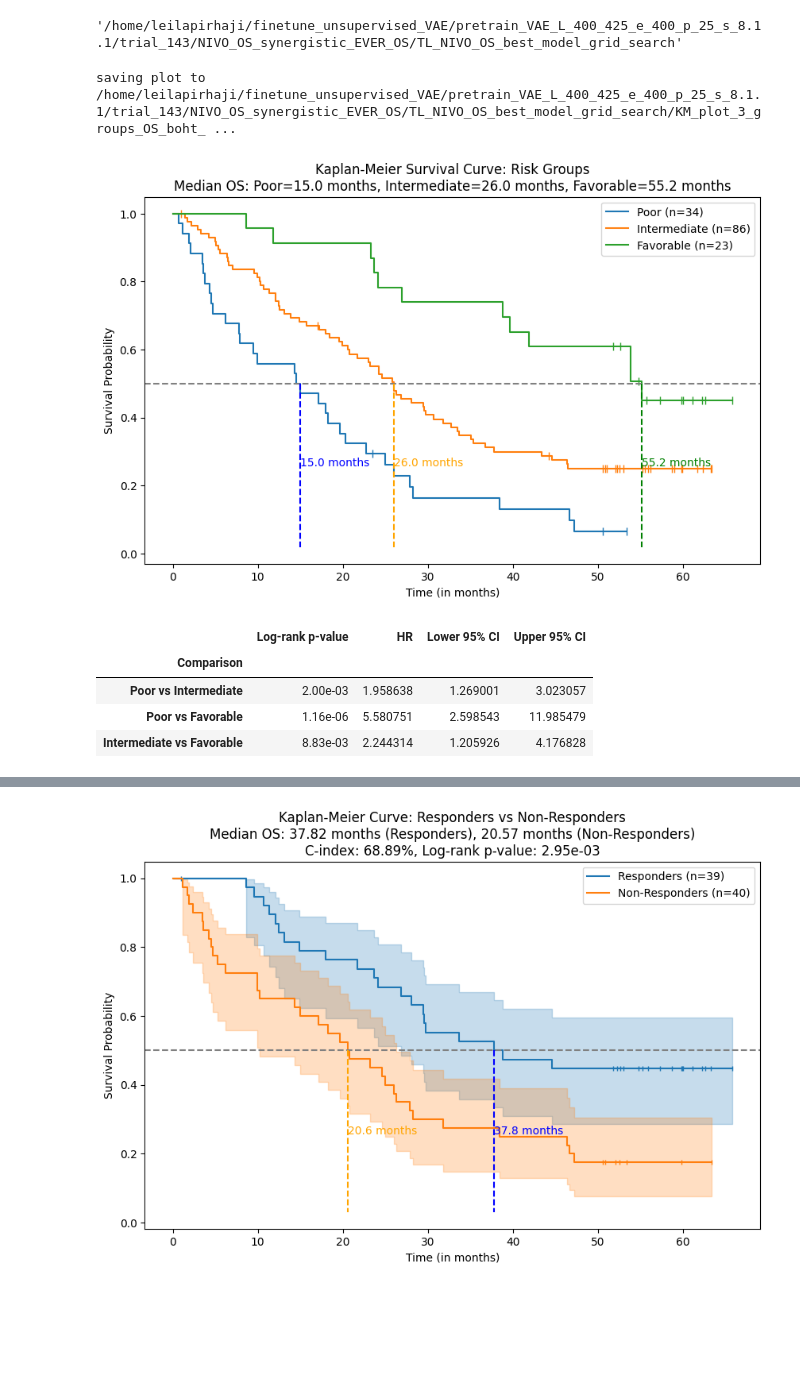
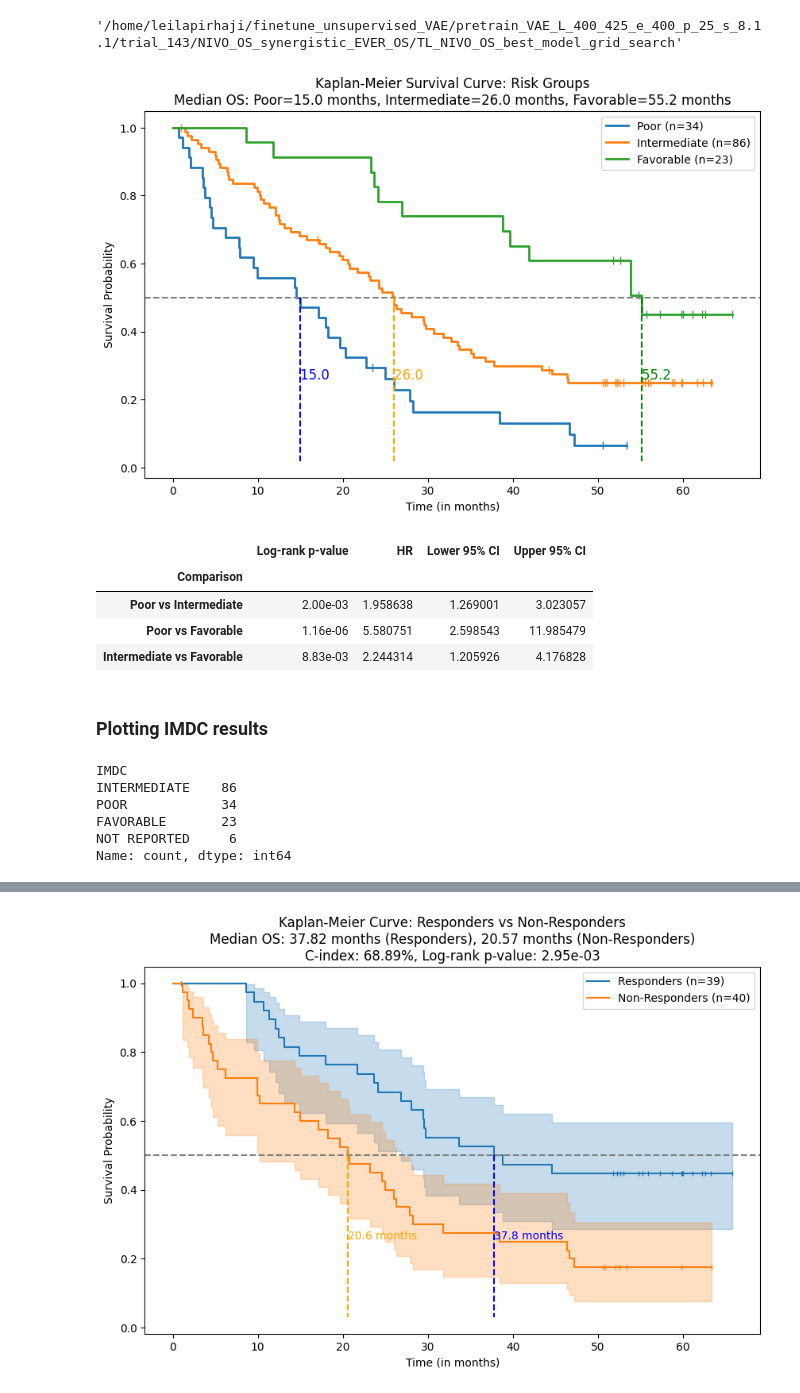
Before and after one commit to ReviveMed/mzEmbed, a Jupyter notebook: example_notebooks/finetune_unsupervised_syn_retrain_last_layer.ipynb, the cells around one changed output, grey strips where cells are left out. Saved outputs shown, nothing was run; the diff lists cells and outputs as text; code cells hidden in the pictures; blank space fills up the shorter version.

```diff
--- a/example_notebooks/finetune_unsupervised_syn_retrain_last_layer.ipynb
+++ b/example_notebooks/finetune_unsupervised_syn_retrain_last_layer.ipynb
@@ -59,7 +59,7 @@ def fit_cox_pairwise(df, group1, group2):
 
     return cph.summary[['exp(coef)', 'exp(coef) lower 95%', 'exp(coef) upper 95%']]
 # %%
-def km_plot_cox_3_risk_groups(all_risks, all_durations, all_events, png_file, n_poor, n_favorable):
+def km_plot_cox_3_risk_groups(all_risks, all_durations, all_events, n_poor, n_favorable):
     # Convert to numpy arrays if they aren't already
     all_risks = np.array(all_risks)
     all_durations = np.array(all_durations)
@@ -101,9 +101,9 @@ def km_plot_cox_3_risk_groups(all_risks, all_durations, all_events, png_file, n_
     plt.figure(figsize=(10, 6))
     ax = plt.gca()
 
-    kmf_poor.plot_survival_function(ax=ax, ci_show=False, show_censors=True, censor_styles={'ms': 7, 'marker': '|'})
-    kmf_intermediate.plot_survival_function(ax=ax, ci_show=False, show_censors=True, censor_styles={'ms': 7, 'marker': '|'})
-    kmf_favorable.plot_survival_function(ax=ax, ci_show=False, show_censors=True, censor_styles={'ms': 7, 'marker': '|'})
+    kmf_poor.plot_survival_function(ax=ax, ci_show=False, show_censors=True, censor_styles={'ms': 7, 'marker': '|'},linewidth=2)
+    kmf_intermediate.plot_survival_function(ax=ax, ci_show=False, show_censors=True, censor_styles={'ms': 7, 'marker': '|'}, linewidth=2)
+    kmf_favorable.plot_survival_function(ax=ax, ci_show=False, show_censors=True, censor_styles={'ms': 7, 'marker': '|'}, linewidth=2)
 
     # Add a horizontal line for OS probability of 0.5
     plt.axhline(y=0.5, color='gray', linestyle='--')
@@ -119,15 +119,15 @@ def km_plot_cox_3_risk_groups(all_risks, all_durations, all_events, png_file, n_
     # Vertical lines and annotations for each group's median OS
     if not np.isnan(median_os_poor):
         plt.plot([median_os_poor, median_os_poor], [0.5, y_min], color='blue', linestyle='--')
-        plt.text(median_os_poor, 0.25, f"{median_os_poor:.1f} months", color='blue', fontsize=10, verticalalignment='bottom')
+        plt.text(median_os_poor, 0.25, f"{median_os_poor:.1f} ", color='blue', fontsize=12, verticalalignment='bottom')
 
     if not np.isnan(median_os_intermediate):
         plt.plot([median_os_intermediate, median_os_intermediate], [0.5, y_min], color='orange', linestyle='--')
-        plt.text(median_os_intermediate, 0.25, f"{median_os_intermediate:.1f} months", color='orange', fontsize=10, verticalalignment='bottom')
+        plt.text(median_os_intermediate, 0.25, f"{median_os_intermediate:.1f} ", color='orange', fontsize=12, verticalalignment='bottom')
 
     if not np.isnan(median_os_favorable):
         plt.plot([median_os_favorable, median_os_favorable], [0.5, y_min], color='green', linestyle='--')
-        plt.text(median_os_favorable, 0.25, f"{median_os_favorable:.1f} months", color='green', fontsize=10, verticalalignment='bottom')
+        plt.text(median_os_favorable, 0.25, f"{median_os_favorable:.1f} ", color='green', fontsize=12, verticalalignment='bottom')
 
     # Add median OS to the plot title
     plt.title(f"Kaplan-Meier Survival Curve: Risk Groups\n"
@@ -167,8 +167,8 @@ def km_plot_cox_3_risk_groups(all_risks, all_durations, all_events, png_file, n_
         'Upper 95% CI': [hr_poor_vs_intermediate.iloc[0]['exp(coef) upper 95%'], hr_poor_vs_favorable.iloc[0]['exp(coef) upper 95%'], hr_intermediate_favorable.iloc[0]['exp(coef) upper 95%']]
     }).set_index('Comparison')
 
-    print ("saving plot to ", png_file)
-    plt.savefig (png_file)
+    # print ("saving plot to ", png_file)
+    # plt.savefig (png_file)
 
     # Show the plot
     plt.show()
@@ -468,14 +469,13 @@ model_path
 # %%
 # making 3 groups based on predicted OS and perfroing KM plot and cox model
 png_file=f'{model_path}/KM_plot_3_groups_OS_boht_vae_IMDC_only.png'
 
-results_os_IMDC = km_plot_cox_3_risk_groups(filtered_risks_os, filtered_durations_os, filtered_events_os, png_file, n_poor=34, n_favorable=23)
+results_os_IMDC = km_plot_cox_3_risk_groups(filtered_risks_os, filtered_durations_os, filtered_events_os, n_poor=34, n_favorable=23)
 
 results_os_IMDC['Log-rank p-value'] = results_os_IMDC['Log-rank p-value'].apply(lambda x: '{:.2e}'.format(x))
-results_os_IMDC.to_csv(f'{model_path}/cox_results_3_groups_OS_both_IMDC_only.csv')
+#results_os_IMDC.to_csv(f'{model_path}/cox_results_3_groups_OS_both_IMDC_only.csv')
 # %% [output]
-saving plot to  /home/leilapirhaji/finetune_unsupervised_VAE/pretrain_VAE_L_400_425_e_400_p_25_s_8.1.1/trial_143/NIVO_OS_synergistic_EVER_OS/TL_NIVO_OS_best_model_grid_search/KM_plot_3_groups_OS_boht_ ...
-[figure, old version]
+[figure, new version]
 # %%
 results_os_IMDC
 # %% [output]
@@ -484,3 +484,14 @@ results_os_IMDC
 | Poor vs Intermediate | 2.00e-03 | 1.958638 | 1.269001 | 3.023057 |
 | Poor vs Favorable | 1.16e-06 | 5.580751 | 2.598543 | 11.985479 |
 | Intermediate vs Favorable | 8.83e-03 | 2.244314 | 1.205926 | 4.176828 |
+# %% [markdown]
+### Plotting IMDC results
+# %%
+y_data_test['IMDC'].value_counts()
+# %% [output]
+IMDC
+INTERMEDIATE    86
+POOR            34
+FAVORABLE       23
+NOT REPORTED     6
+Name: count, dtype: int64
```
Also changed, not shown: parts of 9 cells of this notebook, 1 other file.
